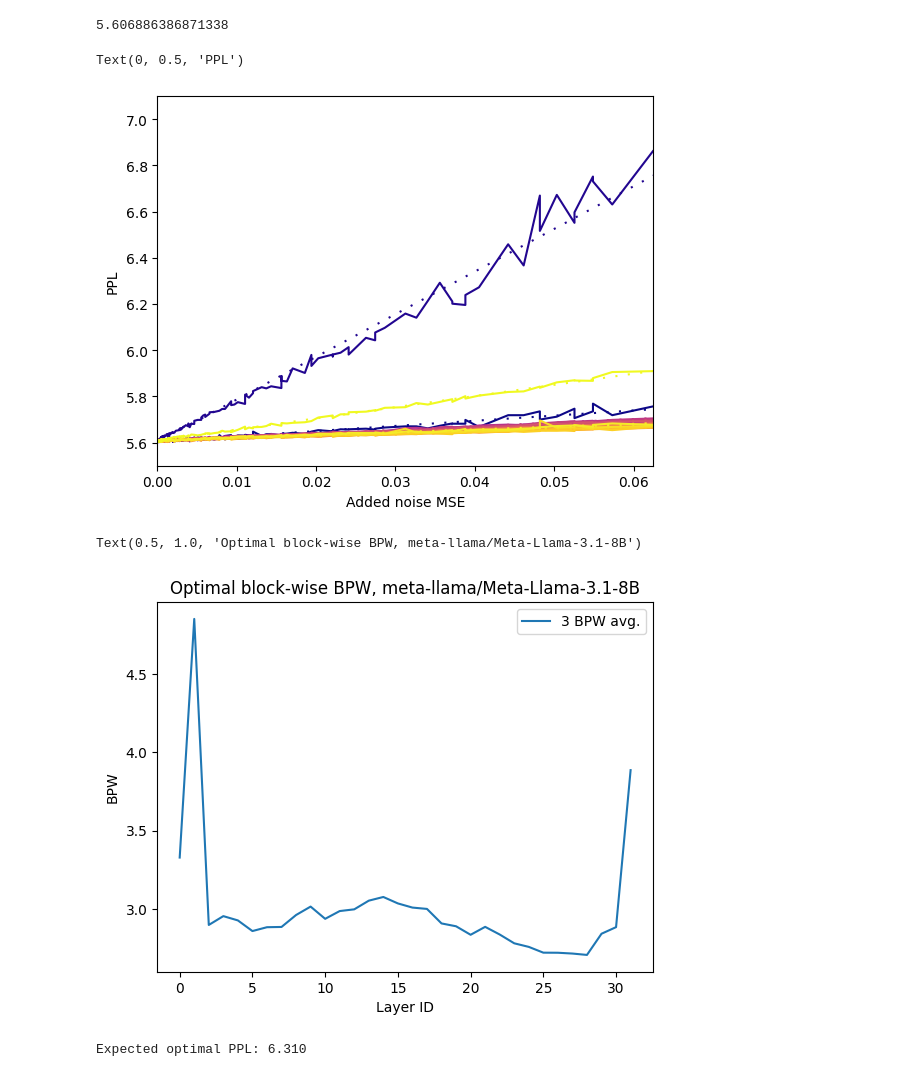
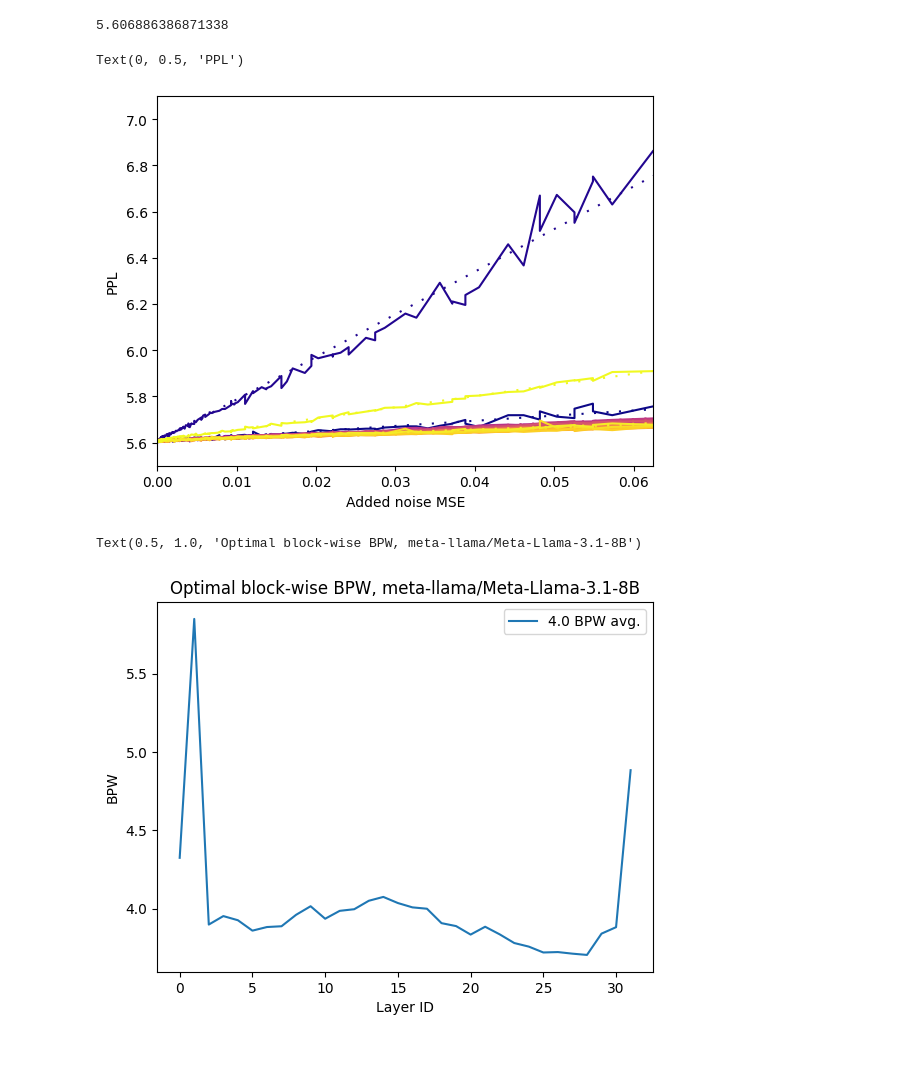
Before and after one commit to galqiwi/linear-layer-compression, a Jupyter notebook: Andrei/gptq/plots.ipynb, the cells around one changed output. Cells and saved outputs as stored; diff of their text form; code cells hidden in the pictures.

```diff
--- a/Andrei/gptq/plots.ipynb
+++ b/Andrei/gptq/plots.ipynb
@@ -12,7 +12,7 @@ api = wandb.Api()
 project_runs = api.runs("rock-and-roll/edenn-evals")
 
 # Placeholder for confusion matrix values
-mses, ppls, bitwidhts = [], [], []
+rtn_mses, rtn_ppls, rtn_bitwidhts = [], [], []
 
 # Iterate over runs and extract confusion matrix data
 for run in project_runs:
@@ -24,13 +24,13 @@ for run in project_runs:
 
     # print(f"{model=} {mse=} {ppl=}")
     if mse is not None and ppl is not None and run.name.split(",")[0].split("=")[1][1:-1] == MODEL:
-        mses.append(mse)
-        ppls.append(ppl)
-        bitwidhts.append(bitwidht)
+        rtn_mses.append(mse)
+        rtn_ppls.append(ppl)
+        rtn_bitwidhts.append(bitwidht)
 
-mses = np.asarray(mses)
-ppls = np.asarray(ppls)
-bitwidhts = np.asarray(bitwidhts)
+rtn_mses = np.asarray(rtn_mses)
+rtn_ppls = np.asarray(rtn_ppls)
+rtn_bitwidhts = np.asarray(rtn_bitwidhts)
 # %%
 import wandb
 import numpy as np
@@ -166,7 +159,7 @@ api = wandb.Api()
 project_runs = api.runs("rock-and-roll/NOISY_MSE_ONE_LAYER_GALQIWI_PPL")
 
 # Placeholder for confusion matrix values
-mses, ppls, bitwidhts, layer_ids = [], [], [], []
+mses, ppls, bitwidhts, block_ids = [], [], [], []
 
 # Iterate over runs and extract confusion matrix data
 for run in tqdm(project_runs):
@@ -175,84 +168,80 @@ for run in tqdm(project_runs):
     mse = run.summary.get("relative_mse")
     ppl = run.summary.get("wikitext2")
     bitwidht = run.summary.get("effective_wbits")
-    layer_id = run.config.get("layer_idx")
+    block_id = run.config.get("layer_idx")
 
-    # print(f"{model=} {layer_id=} {mse=} {ppl=}")
+    # print(f"{model=} {block_id=} {mse=} {ppl=}")
     if mse is not None and ppl is not None:
         mses.append(mse)
         ppls.append(ppl)
         bitwidhts.append(bitwidht)
-        layer_ids.append(layer_id)
+        block_ids.append(block_id)
 
 mses = np.asarray(mses)
 ppls = np.asarray(ppls)
 bitwidhts = np.asarray(bitwidhts)
-layer_ids = np.asarray(layer_ids)
+block_ids = np.asarray(block_ids)
 
 order = np.argsort(mses)
 mses = mses[order]
 ppls = ppls[order]
 bitwidhts = bitwidhts[order]
-layer_ids = layer_ids[order]
+block_ids = block_ids[order]
 # %%
 from scipy.stats import linregress
 
 import matplotlib.pyplot as plt
 import matplotlib as mpl
 
 slopes = np.empty((32,))
 
 cmap = mpl.colormaps["plasma"]
 
-for layer_id in range(32):
-    this_layer_pos = (layer_ids == layer_id)
+for block_id in range(32):
+    this_layer_pos = (block_ids == block_id)
 
     plt.plot(
         mses[this_layer_pos],
         ppls[this_layer_pos],
-        label=f"{layer_id}",
-        color=cmap(layer_id/31),
+        label=f"{block_id}",
+        color=cmap(block_id/31),
     )
 
-    this_layer_pos = (layer_ids == layer_id) & (mses <= 4**(-2))
+    this_layer_pos = (block_ids == block_id) & (mses <= 4**(-2))
     fit = linregress(mses[this_layer_pos], ppls[this_layer_pos])
 
     plt.plot(
         np.linspace(0, 4**(-2)),
         fit.intercept + fit.slope * np.linspace(0, 4**(-2)),
-        color=cmap(layer_id/31),
+        color=cmap(block_id/31),
         linestyle=(0, (1, 5)),
     )
-    slopes[layer_id] = fit.slope
+    slopes[block_id] = fit.slope
 
     # plt.yscale("log")
 
 plt.xlim(0, 4**(-2))
 plt.ylim(5.5, 7.1)
 
 plt.xlabel("Added noise MSE")
 plt.ylabel("PPL")
 # %% [output]
 Text(0, 0.5, 'PPL')
-[figure, old version]
+[figure, new version]
 # %%
 from scipy.optimize import minimize
 
-def expected_ppl_gap(slopes, allocated_bitwidths, budget):
-    allocated_bitwidths[0] = budget - np.sum(allocated_bitwidths[1:])
 
+def get_optimal_blockwise_bitwidths(slopes, budget):
+    bitwidhts = np.log2(slopes) / 2
+    return bitwidhts - bitwidhts.mean() + budget
+
+
+def expected_ppl_gap(slopes, allocated_bitwidths):
     return np.sum(slopes * np.power(4, -allocated_bitwidths))
 
-
-for budget in (3,):
-    res = minimize(
-        lambda allocated_bitwidths: expected_ppl_gap(slopes, allocated_bitwidths, budget * 32),
-        np.ones_like(slopes) * budget,
-    )
-
-    res.x[0] = budget * 32 - np.sum(res.x[1:])
-    plt.plot(res.x, label=f"{budget} BPW avg.")
-
+for budget in (4.0,):
+    plt.plot(get_optimal_blockwise_bitwidths(slopes, budget), label=f"{budget} BPW avg.")
 
 plt.xlabel("Layer ID")
 plt.ylabel("BPW")
@@ -261,10 +250,4 @@ plt.legend()
 plt.title(f"Optimal block-wise BPW, {MODEL}")
 # %% [output]
 Text(0.5, 1.0, 'Optimal block-wise BPW, meta-llama/Meta-Llama-3.1-8B')
-[figure, old version]
+[figure, new version]
-# %%
-expected_optimal_ppl_gap = res.fun
-
-print(f"Expected optimal PPL: {(np.min(ppls) + expected_optimal_ppl_gap):0.3f}")
-# %% [output]
-Expected optimal PPL: 6.310
```
Also changed, not shown: parts of 10 cells of this notebook.
